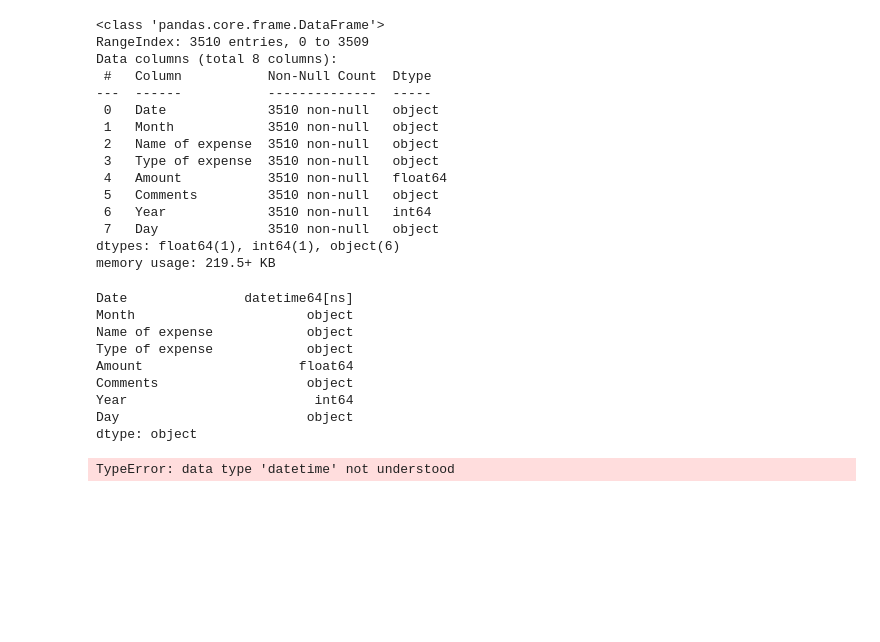
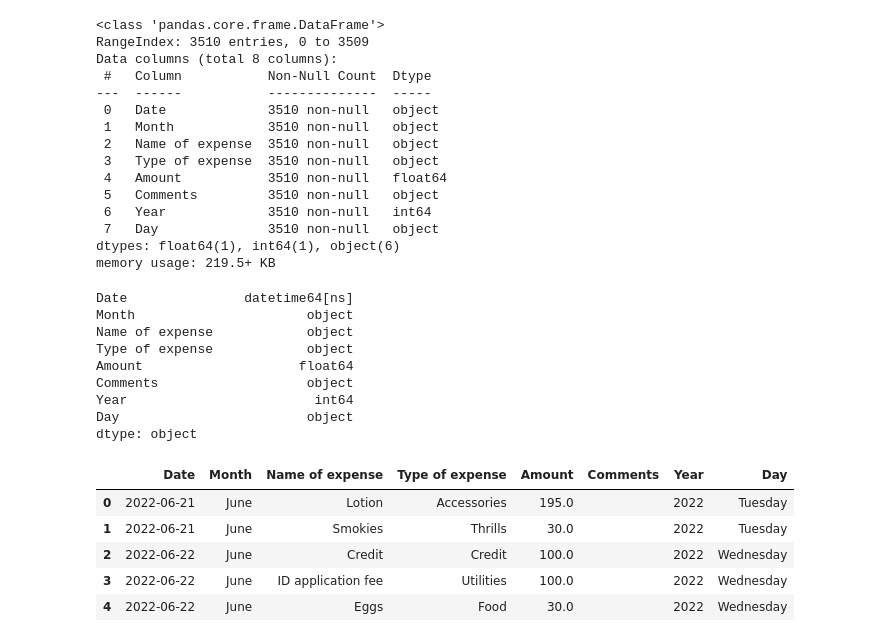
Before and after one commit to Jnyambok/AutoExpense, a Jupyter notebook: Experiments/experiment_one.ipynb, the cells around one changed output. Drawn from its saved outputs; the diff is of its cells as text; code cells hidden in the pictures; blank space fills up the shorter version.

```diff
--- a/Experiments/experiment_one.ipynb
+++ b/Experiments/experiment_one.ipynb
@@ -118,7 +118,13 @@ Comments                   object
 Year                        int64
 Day                        object
 dtype: object
-# %%
-df.astype({'Date': 'datetime'}).dtypes
-# %% [output]
-TypeError: data type 'datetime' not understood
+# %%
+df = df.applymap(lambda x: x.strip() if isinstance(x, str) else x)
+df.head()
+# %% [output]
+|  | Date | Month | Name of expense | Type of expense | Amount | Comments | Year | Day |
+| 0 | 2022-06-21 | June | Lotion | Accessories | 195.0 |  | 2022 | Tuesday |
+| 1 | 2022-06-21 | June | Smokies | Thrills | 30.0 |  | 2022 | Tuesday |
+| 2 | 2022-06-22 | June | Credit | Credit | 100.0 |  | 2022 | Wednesday |
+| 3 | 2022-06-22 | June | ID application fee | Utilities | 100.0 |  | 2022 | Wednesday |
+| 4 | 2022-06-22 | June | Eggs | Food | 30.0 |  | 2022 | Wednesday |
```
Also changed, not shown: parts of 9 cells of this notebook, 22 other files.
